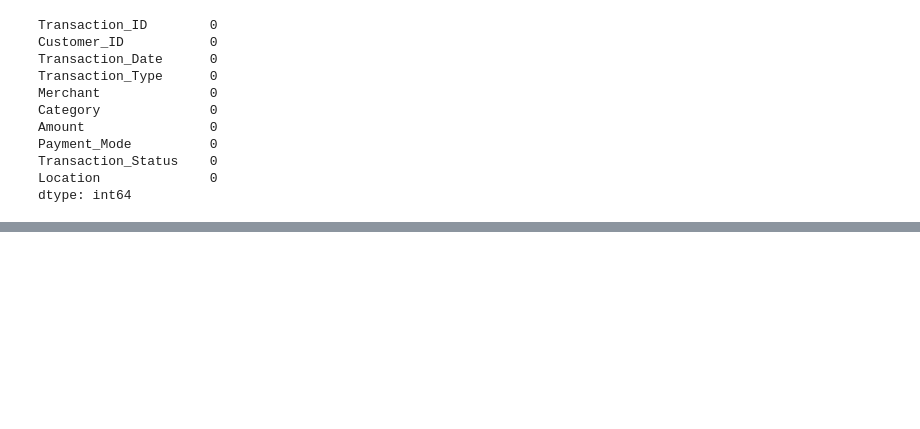
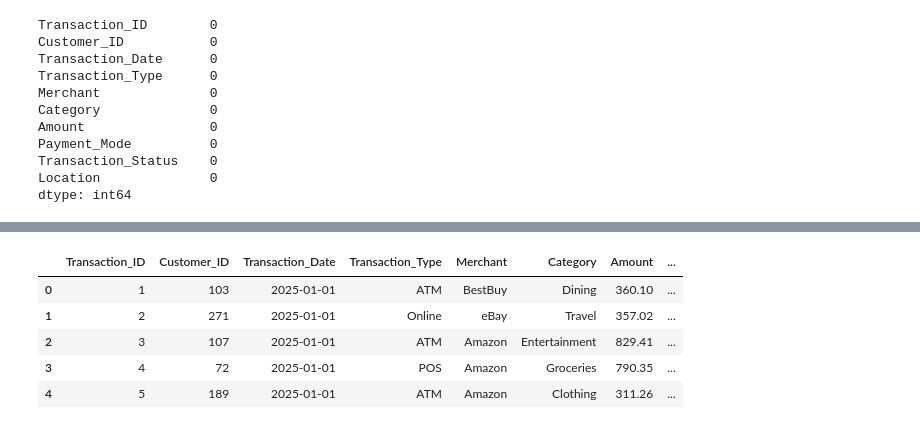
Before and after one commit to asmimbachal-a11y/Creditcard_casestudy, a Jupyter notebook: creditcard.ipynb, the cells around one changed output, grey strips where cells are left out. Cells and saved outputs as stored; diff of their text form; code cells hidden in the pictures; blank space fills up the shorter version.

```diff
--- a/creditcard.ipynb
+++ b/creditcard.ipynb
@@ -226,0 +356,6 @@ print(approved_t.head())
+# %%
+#Suppose you have another dataset (customer_info.csv) containing Customer_ID, Age, Gender, and Account_Status.
+
+customers = pd.read_csv("https://raw.githubusercontent.com/Pankaj-Str/Complete-Python-Mastery/refs/heads/main/53%20DataSet/customer_info_large.csv")
+
+customers.head()
@@ -226,0 +369,12 @@ print(approved_t.head())
+# %%
+#Merge it with credit_card_transactions.csv using an appropriate join operation.
+
+merged_df = pd.merge(df,customers, on='Customer_ID',how = 'inner')
+merged_df.head()
+# %% [output]
+|  | Transaction_ID | Customer_ID | Transaction_Date | Transaction_Type | Merchant | Category | Amount | ... |
+| 0 | 1 | 103 | 2025-01-01 | ATM | BestBuy | Dining | 360.10 | ... |
+| 1 | 2 | 271 | 2025-01-01 | Online | eBay | Travel | 357.02 | ... |
+| 2 | 3 | 107 | 2025-01-01 | ATM | Amazon | Entertainment | 829.41 | ... |
+| 3 | 4 | 72 | 2025-01-01 | POS | Amazon | Groceries | 790.35 | ... |
+| 4 | 5 | 189 | 2025-01-01 | ATM | Amazon | Clothing | 311.26 | ... |
```
Also changed, not shown: parts of 20 cells of this notebook.
